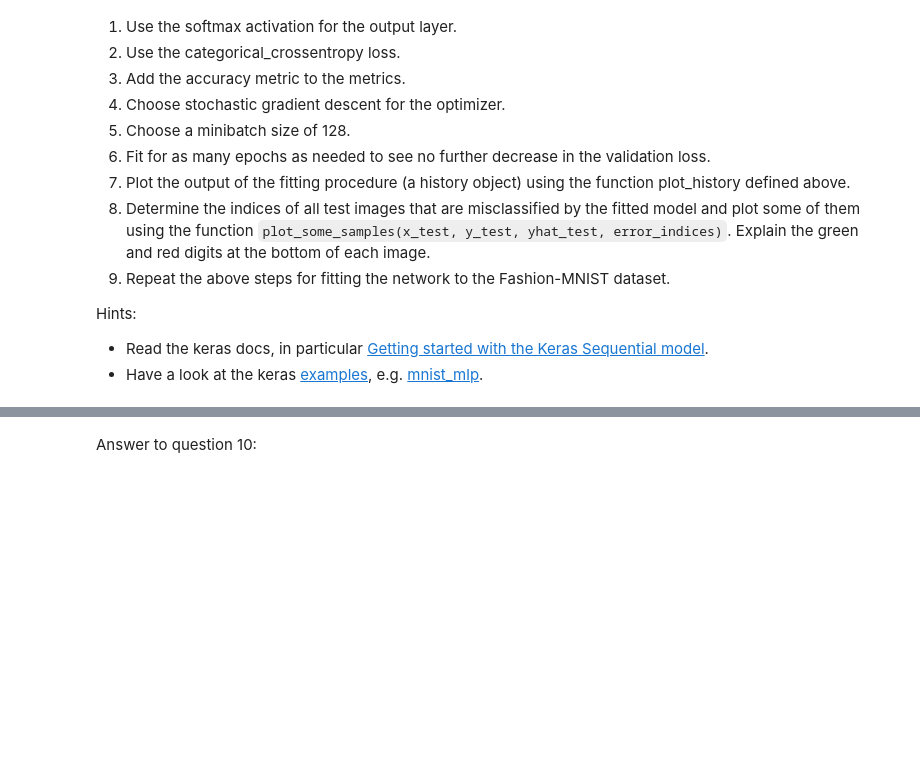
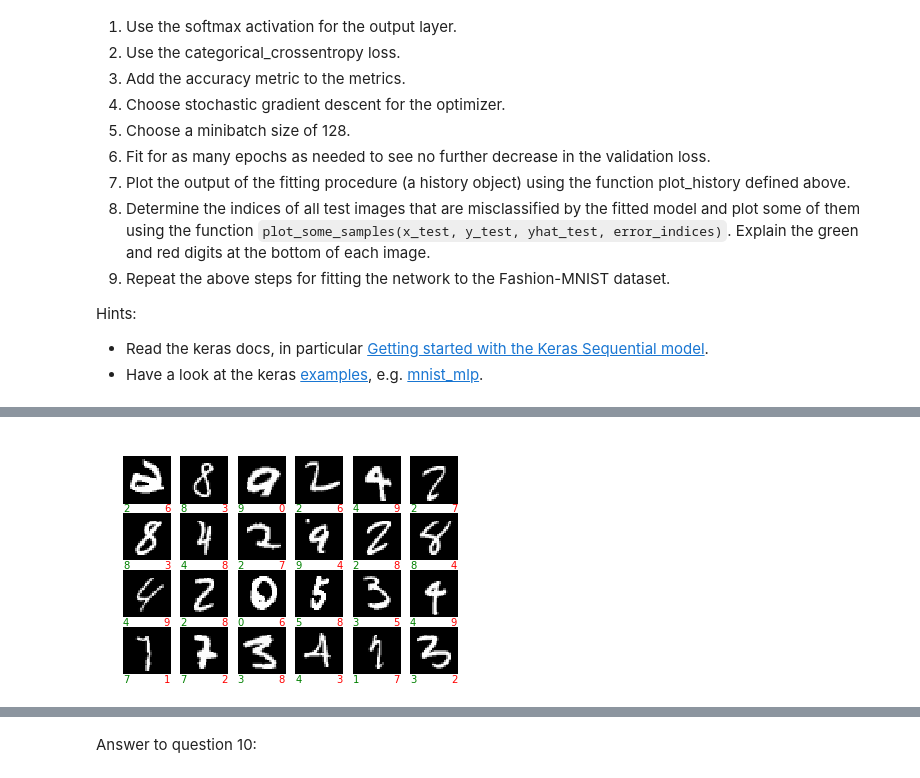
Before and after one commit to jheitmann/ann-projects, a Jupyter notebook: project1/miniproject1.ipynb, the cells around one changed output, grey strips where cells are left out. Saved outputs shown, nothing was run; the diff lists cells and outputs as text; code cells hidden in the pictures; blank space fills up the shorter version.

```diff
--- a/project1/miniproject1.ipynb
+++ b/project1/miniproject1.ipynb
@@ -190,0 +356,4 @@ Hints:
+# %%
+show_errors(model, x_test, y_test)
+# %% [output]
+[figure, added]
```
Also changed, not shown: parts of 77 cells of this notebook.
